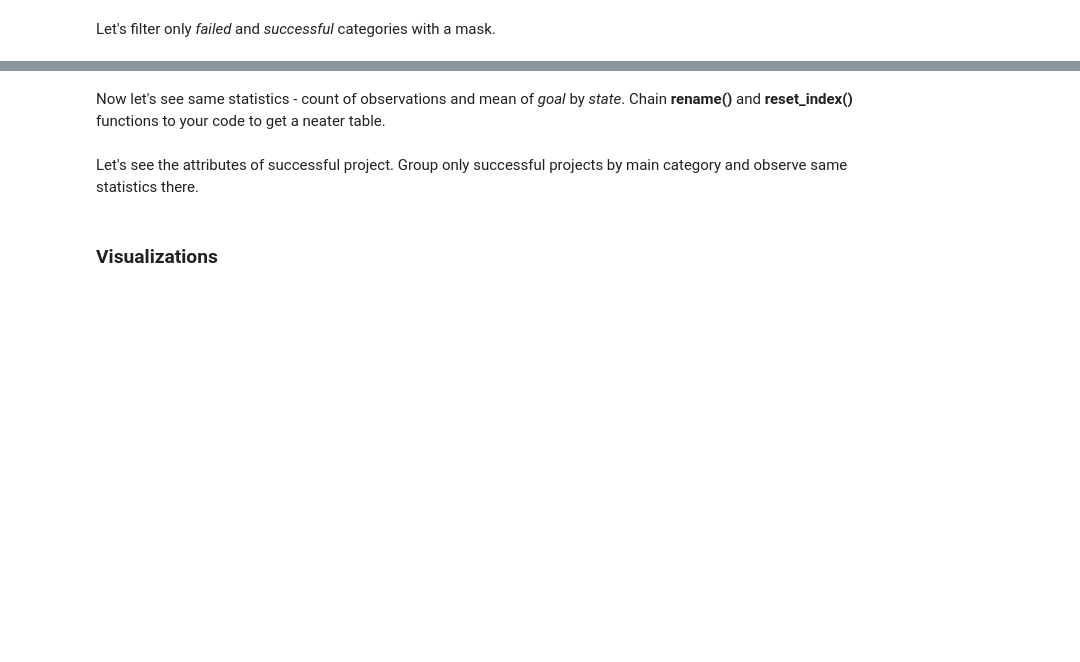
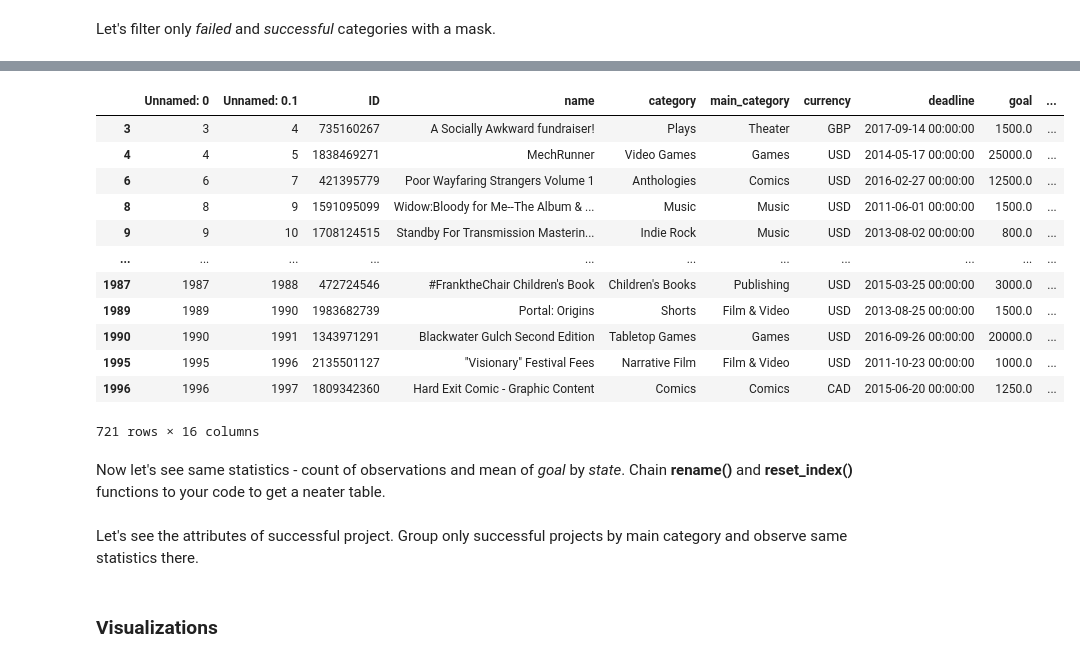
Before and after one commit to NickWald/hugo, a Jupyter notebook: python basics/EDA_Kickstarter_2.ipynb, the cells around one changed output, grey strips where cells are left out. Drawn from its saved outputs; the diff is of its cells as text; code cells hidden in the pictures; blank space fills up the shorter version.

```diff
--- a/python basics/EDA_Kickstarter_2.ipynb
+++ b/python basics/EDA_Kickstarter_2.ipynb
@@ -186,3 +296,19 @@ Let's filter only *failed* and *successful* categories with a mask.
+# %%
+data[data['state'] == 'successful']
+# %% [output]
+|  | Unnamed: 0 | Unnamed: 0.1 | ID | name | category | main_category | currency | deadline | goal | ... |
+| 3 | 3 | 4 | 735160267 | A Socially Awkward fundraiser! | Plays | Theater | GBP | 2017-09-14 00:00:00 | 1500.0 | ... |
+| 4 | 4 | 5 | 1838469271 | MechRunner | Video Games | Games | USD | 2014-05-17 00:00:00 | 25000.0 | ... |
+| 6 | 6 | 7 | 421395779 | Poor Wayfaring Strangers Volume 1 | Anthologies | Comics | USD | 2016-02-27 00:00:00 | 12500.0 | ... |
+| 8 | 8 | 9 | 1591095099 | Widow:Bloody for Me--The Album & ... | Music | Music | USD | 2011-06-01 00:00:00 | 1500.0 | ... |
+| 9 | 9 | 10 | 1708124515 | Standby For Transmission Masterin... | Indie Rock | Music | USD | 2013-08-02 00:00:00 | 800.0 | ... |
+| ... | ... | ... | ... | ... | ... | ... | ... | ... | ... | ... |
+| 1987 | 1987 | 1988 | 472724546 | #FranktheChair Children's Book | Children's Books | Publishing | USD | 2015-03-25 00:00:00 | 3000.0 | ... |
+| 1989 | 1989 | 1990 | 1983682739 | Portal: Origins | Shorts | Film & Video | USD | 2013-08-25 00:00:00 | 1500.0 | ... |
+| 1990 | 1990 | 1991 | 1343971291 | Blackwater Gulch Second Edition | Tabletop Games | Games | USD | 2016-09-26 00:00:00 | 20000.0 | ... |
+| 1995 | 1995 | 1996 | 2135501127 | "Visionary" Festival Fees | Narrative Film | Film & Video | USD | 2011-10-23 00:00:00 | 1000.0 | ... |
+| 1996 | 1996 | 1997 | 1809342360 | Hard Exit Comic - Graphic Content | Comics | Comics | CAD | 2015-06-20 00:00:00 | 1250.0 | ... |
+721 rows × 16 columns
 # %% [markdown]
 Now let's see same statistics - count of observations and mean of *goal* by *state*. Chain **rename()** and **reset_index()** functions to your code to get a neater table.
 # %%
```
Also changed, not shown: parts of 26 cells of this notebook, 4 other files.
